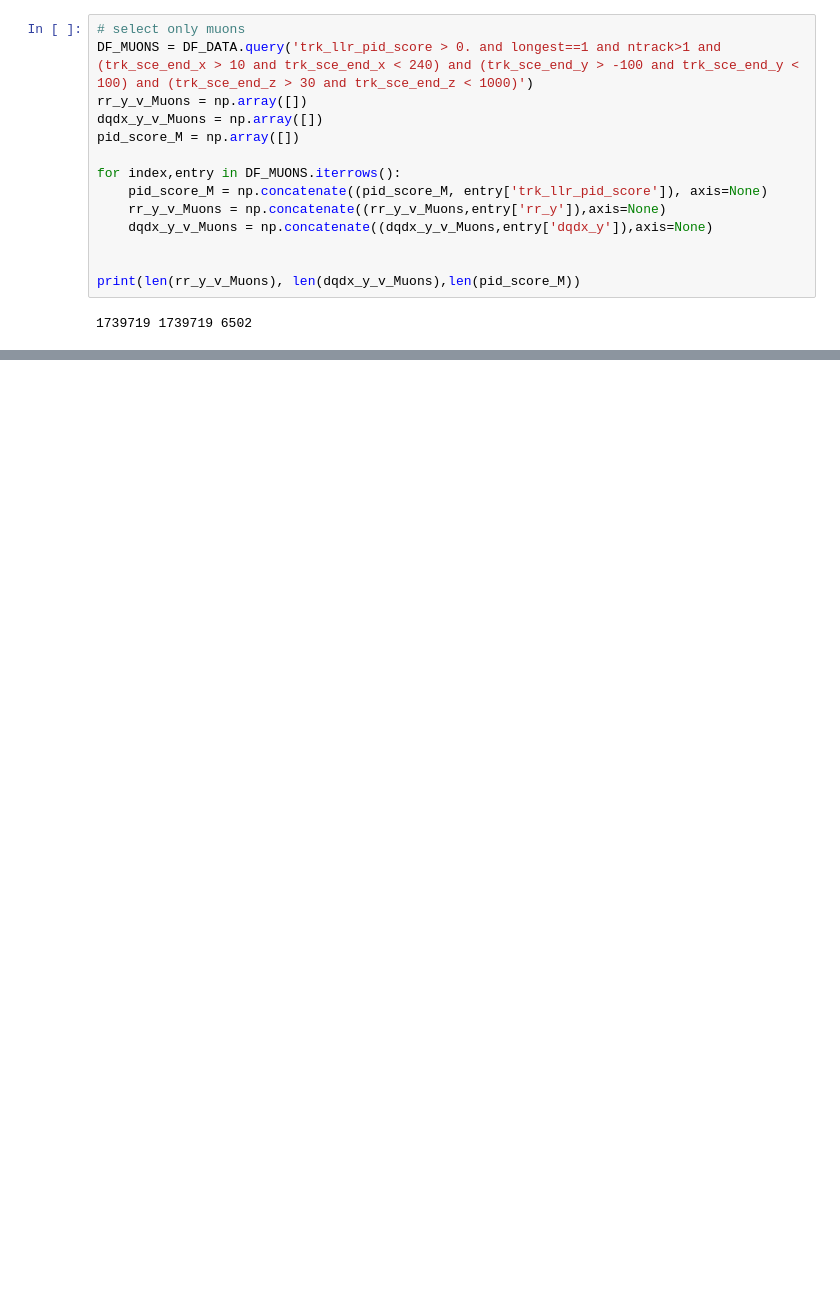
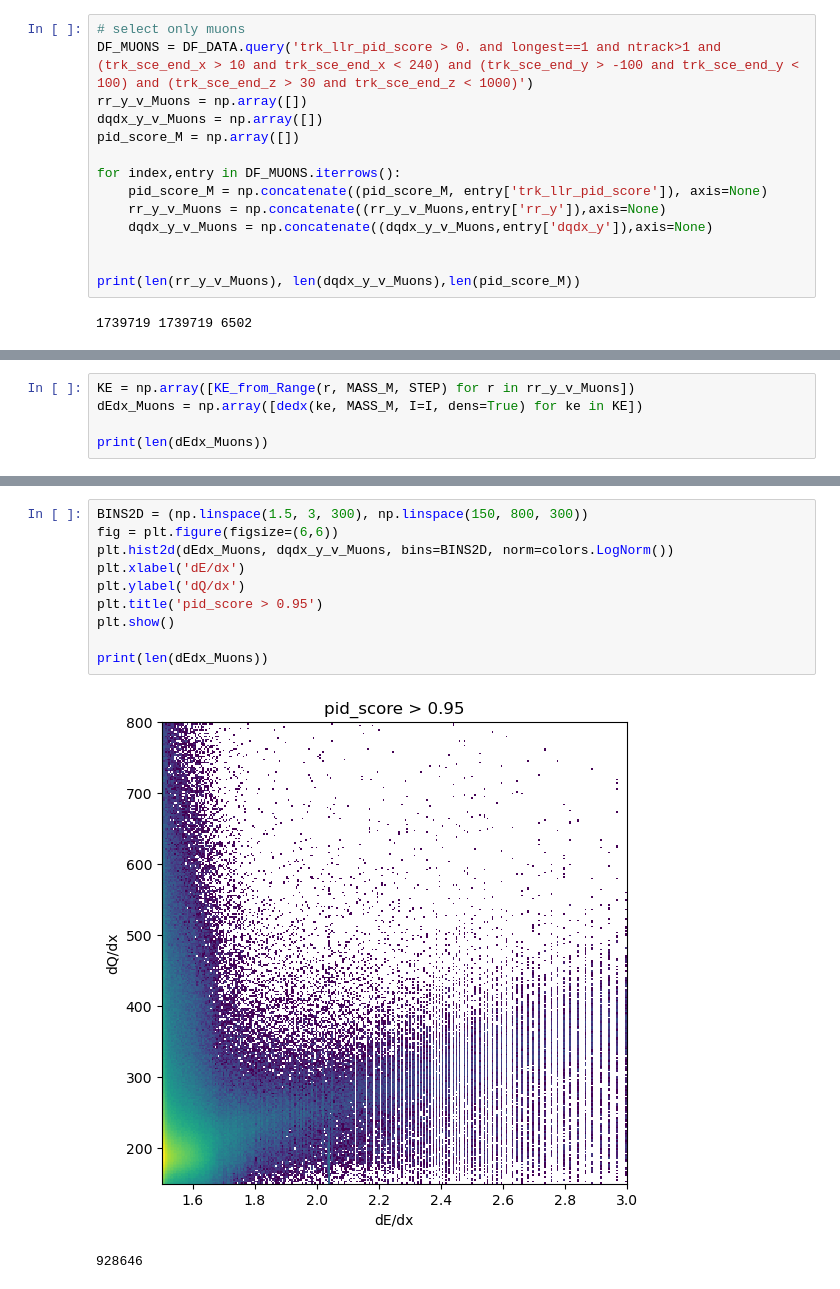
Before and after one commit to Jimdunno/dedx_Muon_Proton, a Jupyter notebook: Muon_dedx.ipynb, the cells around one changed output, grey strips where cells are left out. Drawn from its saved outputs; the diff is of its cells as text; blank space fills up the shorter version.

```diff
--- a/Muon_dedx.ipynb
+++ b/Muon_dedx.ipynb
@@ -159,0 +171,5 @@ print(len(dEdx_Muons))
+# %%
+KE = np.array([KE_from_Range(r, MASS_M, STEP) for r in rr_y_v_Muons])
+dEdx_Muons = np.array([dedx(ke, MASS_M, I=I, dens=True) for ke in KE])
+
+print(len(dEdx_Muons))
@@ -159,0 +189,13 @@ print(len(dEdx_Muons))
+# %%
+BINS2D = (np.linspace(1.5, 3, 300), np.linspace(150, 800, 300))
+fig = plt.figure(figsize=(6,6))
+plt.hist2d(dEdx_Muons, dqdx_y_v_Muons, bins=BINS2D, norm=colors.LogNorm())
+plt.xlabel('dE/dx')
+plt.ylabel('dQ/dx')
+plt.title('pid_score > 0.95')
+plt.show()
+
+print(len(dEdx_Muons))
+# %% [output]
+[figure, added]
+928646
```
Also changed, not shown: parts of 7 cells of this notebook.
